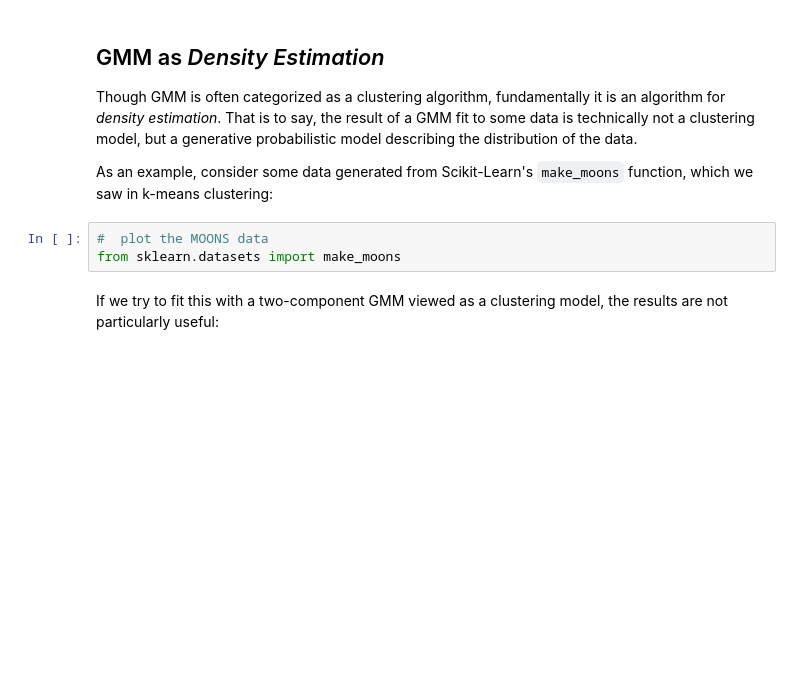
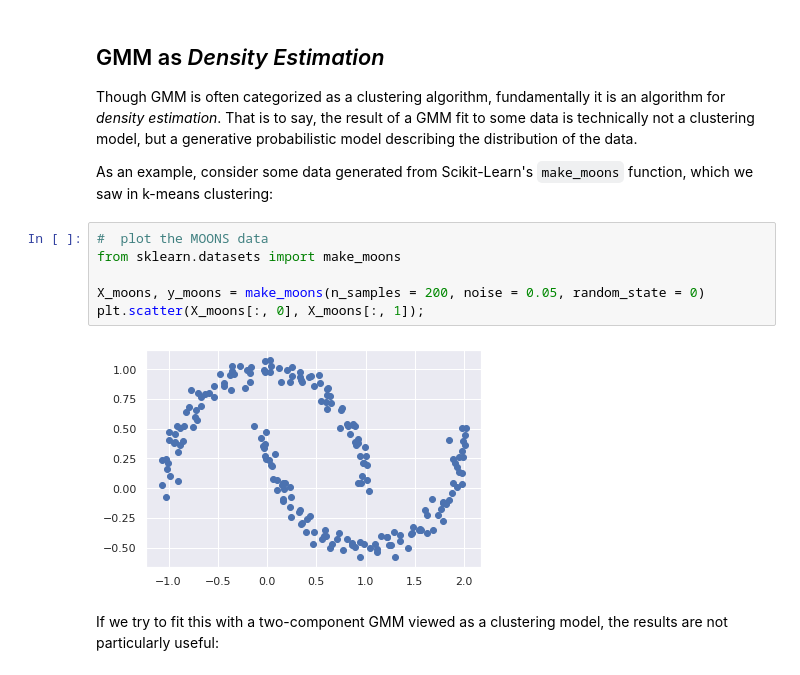
Before and after one commit to soundaranirv/Jupyter_Content, a Jupyter notebook: 13_4_Gaussian-Mixtures.ipynb, the cells around one changed output. Cells and saved outputs as stored; diff of their text form; blank space fills up the shorter version.

```diff
--- a/13_4_Gaussian-Mixtures.ipynb
+++ b/13_4_Gaussian-Mixtures.ipynb
@@ -215,6 +215,11 @@ As an example, consider some data generated from Scikit-Learn's ``make_moons`` f
 # %%
 #  plot the MOONS data
 from sklearn.datasets import make_moons
+
+X_moons, y_moons = make_moons(n_samples = 200, noise = 0.05, random_state = 0)
+plt.scatter(X_moons[:, 0], X_moons[:, 1]);
+# %% [output]
+[figure, added]
 # %% [markdown]
 If we try to fit this with a two-component GMM viewed as a clustering model, the results are not particularly useful:
 # %%
```
Also changed, not shown: parts of 14 cells of this notebook, 4 other files.
